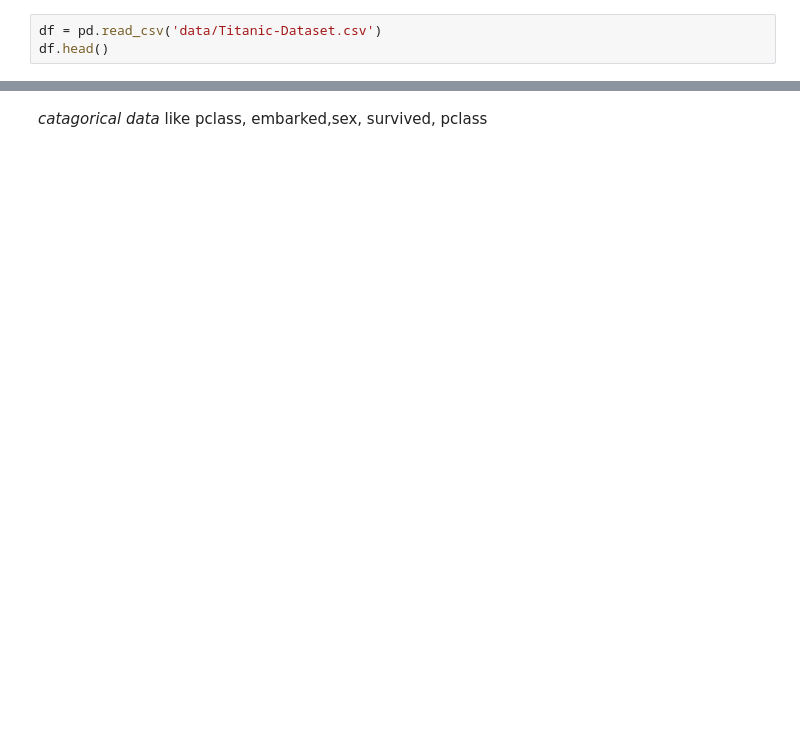
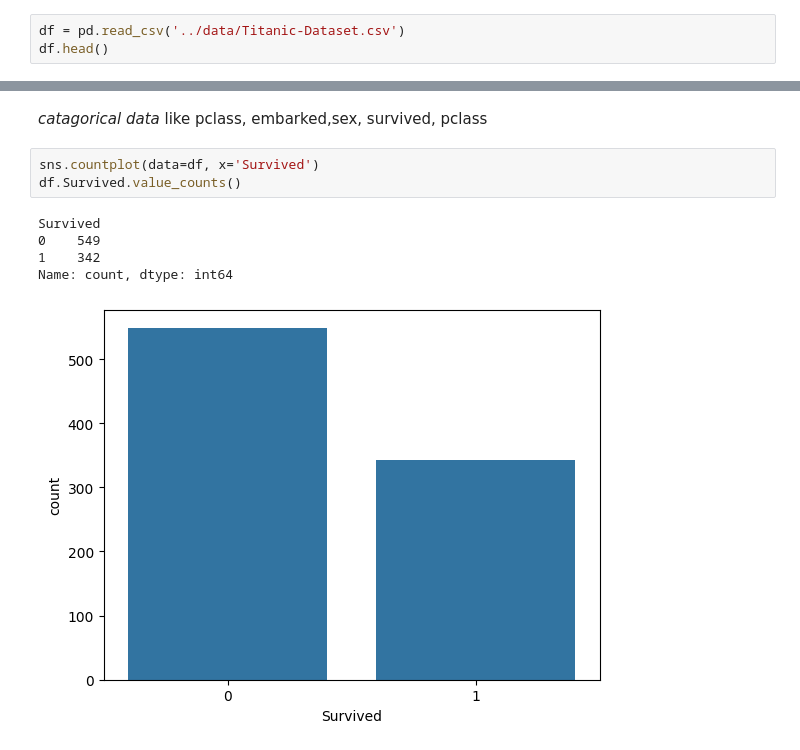
Before and after one commit to Khusheyy/MACHINE-LEARNING, a Jupyter notebook: lectures/univariate_analysis.ipynb, the cells around one changed output, grey strips where cells are left out. Saved outputs shown, nothing was run; the diff lists cells and outputs as text; blank space fills up the shorter version.

```diff
--- a/lectures/univariate_analysis.ipynb
+++ b/lectures/univariate_analysis.ipynb
@@ -44,6 +39,6 @@ import numpy as np
 import pandas as pd
 import seaborn as sns
 # %%
-df = pd.read_csv('data/Titanic-Dataset.csv')
+df = pd.read_csv('../data/Titanic-Dataset.csv')
 df.head()
 # %% [output]
@@ -51,3 +51,12 @@ FileNotFoundError: [Errno 2] No such file or directory: 'data/Titanic-Dataset.cs
 # %% [markdown]
 *catagorical data*
 like pclass, embarked,sex, survived, pclass
+# %%
+sns.countplot(data=df, x='Survived')
+df.Survived.value_counts()
+# %% [output]
+Survived
+0    549
+1    342
+Name: count, dtype: int64
+[figure, added]
```
Also changed, not shown: parts of 5 cells of this notebook, 1 other file.
